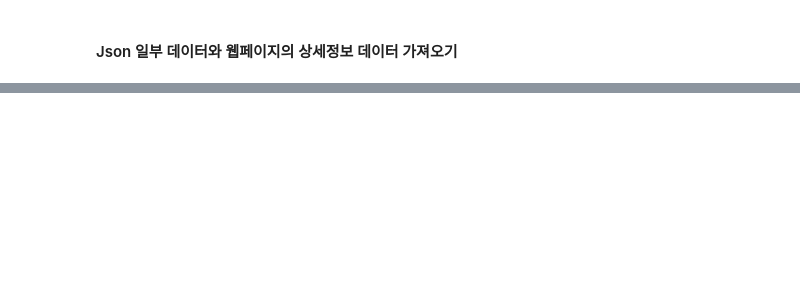
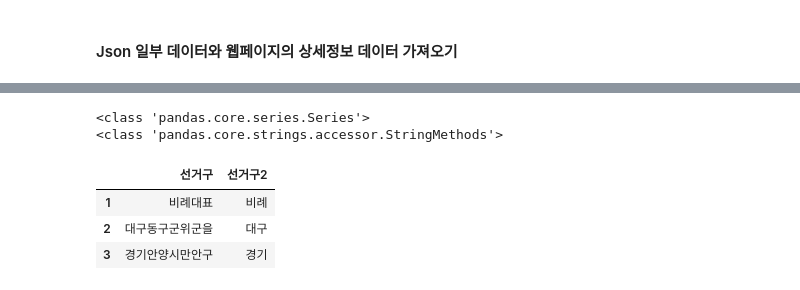
Before and after one commit to jongwanS/data_analysis_study_basic, a Jupyter notebook: 05.국회의원현황.ipynb, the cells around one changed output, grey strips where cells are left out. Cells and saved outputs as stored; diff of their text form; code cells hidden in the pictures; blank space fills up the shorter version.

```diff
--- a/05.국회의원현황.ipynb
+++ b/05.국회의원현황.ipynb
@@ -18,7 +16,7 @@ headers = {
 }
 
 id_list_300 = []
-for index in range(1,31): # 1 ~ 30
+for index in range(1,5): # 1 ~ 30
     url = f'https://www.assembly.go.kr/portal/cnts/cntsNaas/findNaasThx01.json?pageIndex={index}'
     print(url)
     res = requests.get(url, headers=headers)
@@ -226,0 +252,17 @@ AttributeError: 'NoneType' object has no attribute 'text'
+# %%
+import pandas as pd
+
+member_df = pd.DataFrame(columns=['이름','정당','생년월일','당선횟수','선거구','소속위원회','이미지','사무실 전화','사무실 호실',\
+                                  '의원 홈페이지','개별 홈페이지','이메일','보좌관','선임비서관','비서관','의원실 안내'])
+
+for member_detail in member_detail_list:
+    #pd.DataFrame.from_records([member_detail]): 이 딕셔너리를 한 줄짜리 DataFrame으로 변환.
+    df_new_row = pd.DataFrame.from_records([member_detail])
+    #pd.concat([...]): 기존 member_df에 새 행을 하나씩 붙이는 방식.
+    member_df = pd.concat([member_df, df_new_row])
+
+    #series_obj = pd.Series(member_detail)
+    # Series 객체를 append
+    #member_df = member_df.append(series_obj, ignore_index=True)
+
+member_df.head(2)
@@ -226,0 +314,18 @@ AttributeError: 'NoneType' object has no attribute 'text'
+# %%
+#선거구2 컬럼을 새로 추가
+#경남창원시성산구 -> 경남
+print(type(member_df['선거구']))
+print(type(member_df['선거구'].str))
+#Series객체를 StringMethods 객체로 변환(문자열 슬라이싱을 하기 위해서)
+temp_str = member_df['선거구'].str
+#2글자 슬라이싱 값을 선거구2 라는 컬럼으로 저장
+member_df['선거구2'] = temp_str[:2]
+
+member_df.loc[0:3,['선거구','선거구2']]
+# %% [output]
+<class 'pandas.core.series.Series'>
+<class 'pandas.core.strings.accessor.StringMethods'>
+|  | 선거구 | 선거구2 |
+| 1 | 비례대표 | 비례 |
+| 2 | 대구동구군위군을 | 대구 |
+| 3 | 경기안양시만안구 | 경기 |
```
Also changed, not shown: parts of 21 cells of this notebook, 1 other file.
